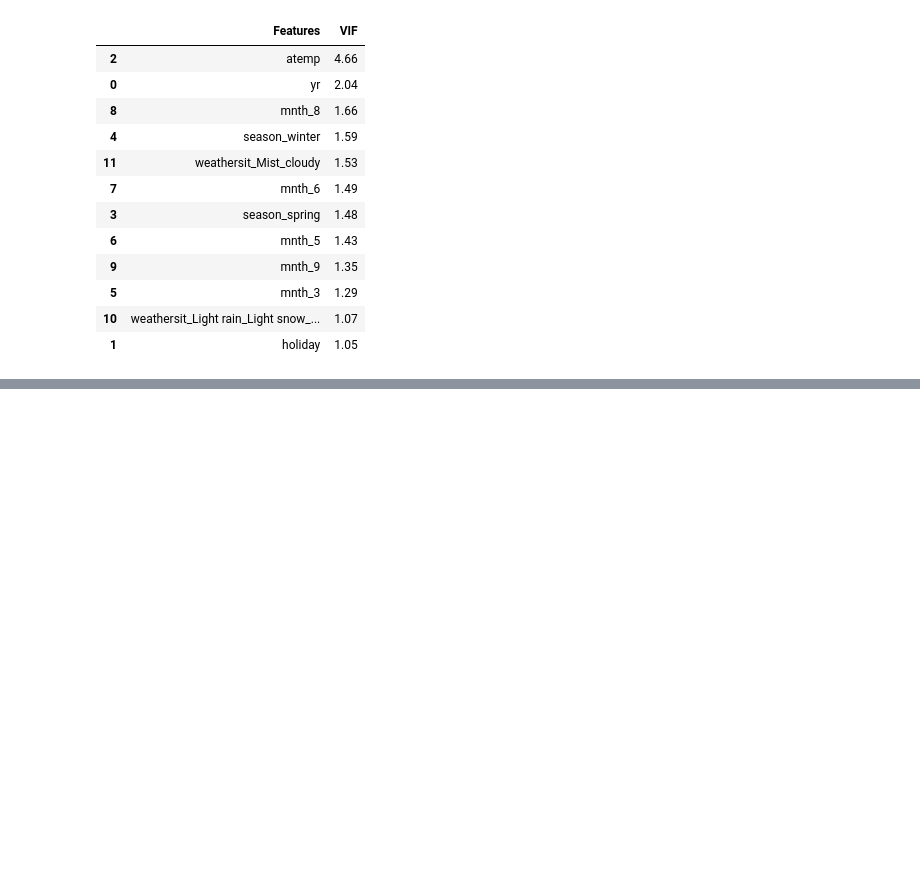
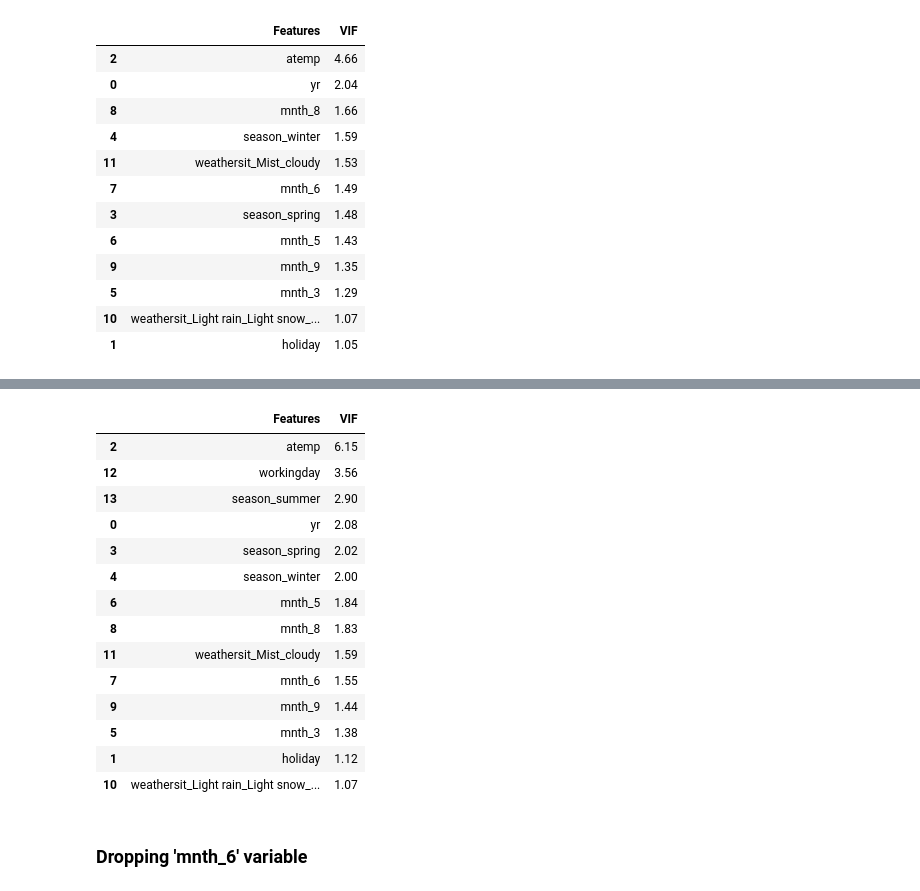
Before and after one commit to DhruvDA/Bike_assignment_lm, a Jupyter notebook: Assignment.ipynb, the cells around one changed output, grey strips where cells are left out. Saved outputs shown, nothing was run; the diff lists cells and outputs as text; code cells hidden in the pictures; blank space fills up the shorter version.

```diff
--- a/Assignment.ipynb
+++ b/Assignment.ipynb
@@ -716,0 +732,3 @@ vif
+# %%
+X_train_new['workingday']=X_train['workingday']
+X_train_new.head()
@@ -716,0 +797,3 @@ vif
+# %%
+X_train_new['season_summer']=X_train['season_summer']
+X_train_new.head()
@@ -716,0 +834,29 @@ vif
+# %%
+# Calculate the VIFs for the new model
+from statsmodels.stats.outliers_influence import variance_inflation_factor
+
+vif = pd.DataFrame()
+X = X_train_new
+vif['Features'] = X.columns
+vif['VIF'] = [variance_inflation_factor(X.values, i) for i in range(X.shape[1])]
+vif['VIF'] = round(vif['VIF'], 2)
+vif = vif.sort_values(by = "VIF", ascending = False)
+vif
+# %% [output]
+|  | Features | VIF |
+| 2 | atemp | 6.15 |
+| 12 | workingday | 3.56 |
+| 13 | season_summer | 2.90 |
+| 0 | yr | 2.08 |
+| 3 | season_spring | 2.02 |
+| 4 | season_winter | 2.00 |
+| 6 | mnth_5 | 1.84 |
+| 8 | mnth_8 | 1.83 |
+| 11 | weathersit_Mist_cloudy | 1.59 |
+| 7 | mnth_6 | 1.55 |
+| 9 | mnth_9 | 1.44 |
+| 5 | mnth_3 | 1.38 |
+| 1 | holiday | 1.12 |
+| 10 | weathersit_Light rain_Light snow_... | 1.07 |
+# %% [markdown]
+### Dropping 'mnth_6' variable
```
Also changed, not shown: parts of 70 cells of this notebook.
